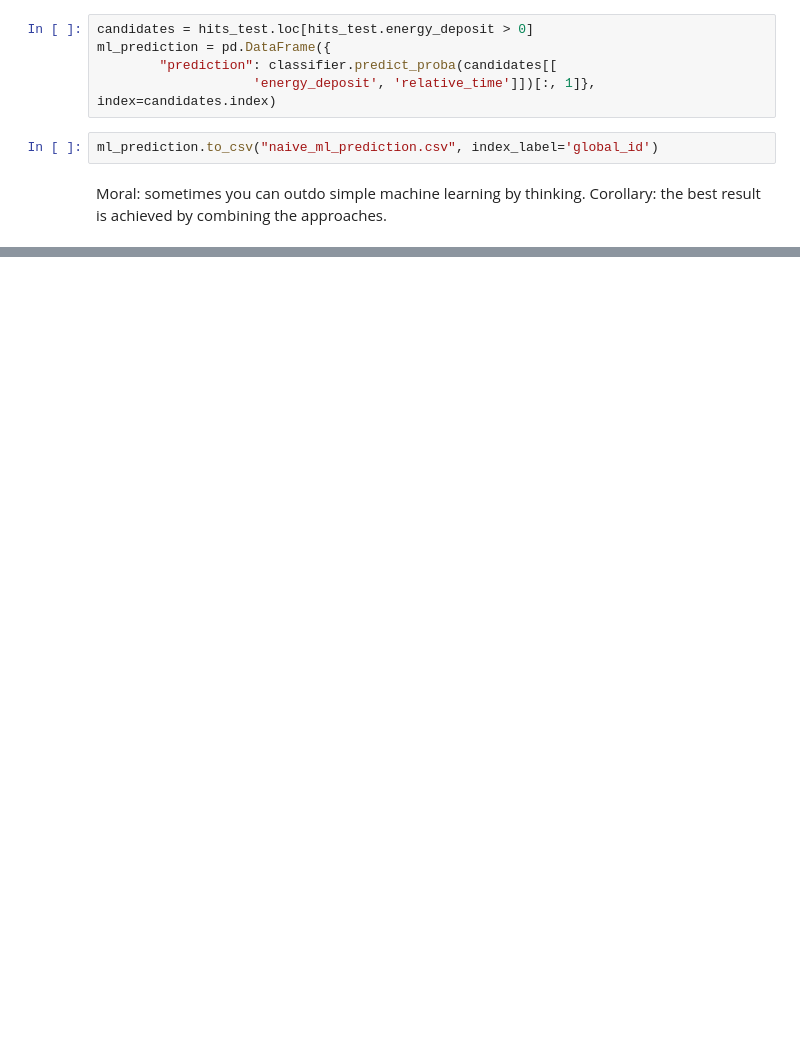
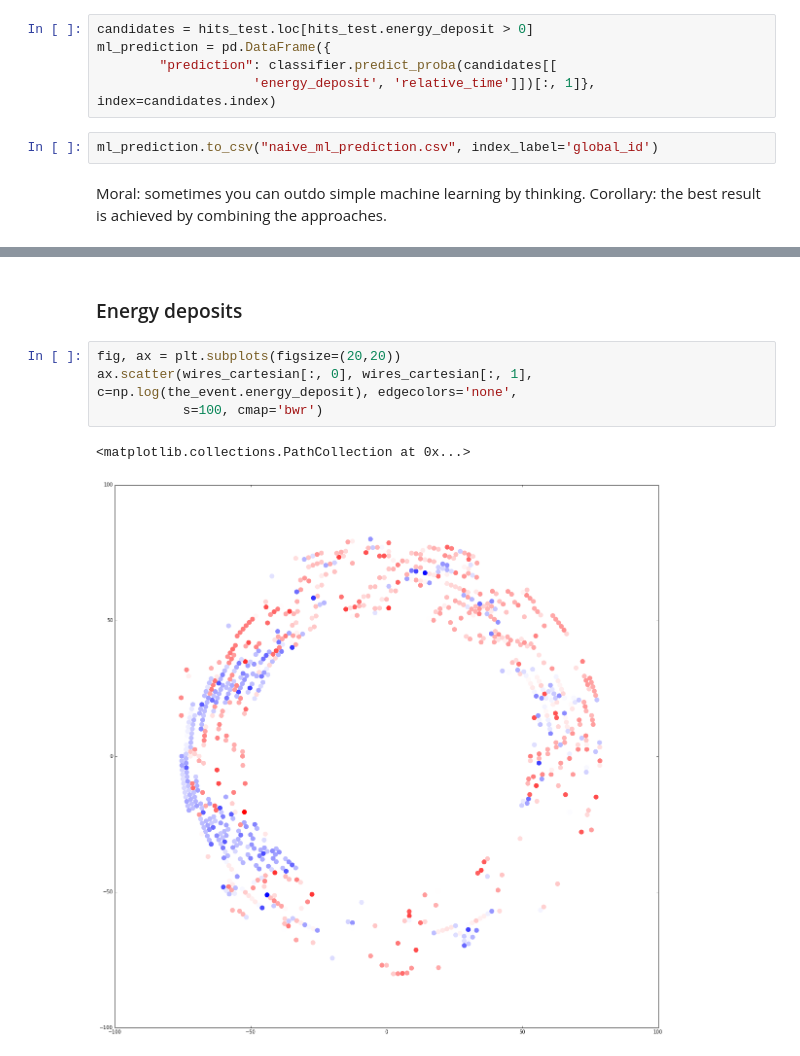
Before and after one commit to yandexdataschool/mlhep-course-2016, a Jupyter notebook: comet-starterkit/starterkit.ipynb, the cells around one changed output, grey strips where cells are left out. Drawn from its saved outputs; the diff is of its cells as text; blank space fills up the shorter version.

```diff
--- a/comet-starterkit/starterkit.ipynb
+++ b/comet-starterkit/starterkit.ipynb
@@ -181,0 +225,9 @@ FileLink("naive_ml_prediction.csv")
+# %% [markdown]
+### Energy deposits
+# %%
+fig, ax = plt.subplots(figsize=(20,20))
+ax.scatter(wires_cartesian[:, 0], wires_cartesian[:, 1], c=np.log(the_event.energy_deposit), edgecolors='none',
+           s=100, cmap='bwr')
+# %% [output]
+<matplotlib.collections.PathCollection at 0x...>
+[figure, added]
```
Also changed, not shown: parts of 9 cells of this notebook.
